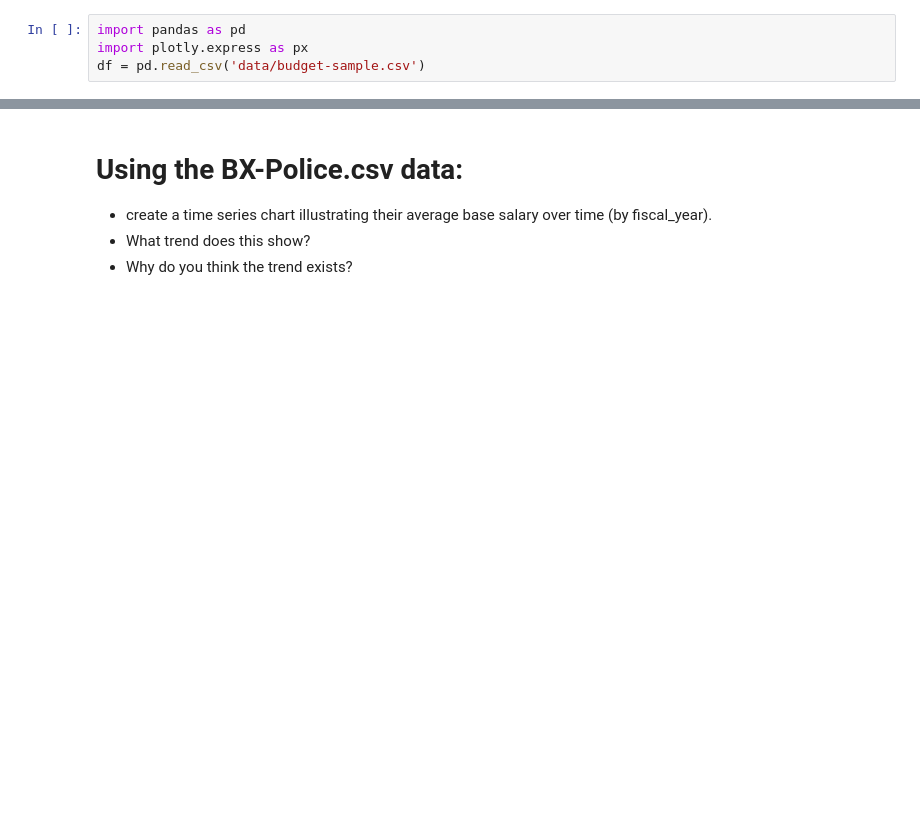
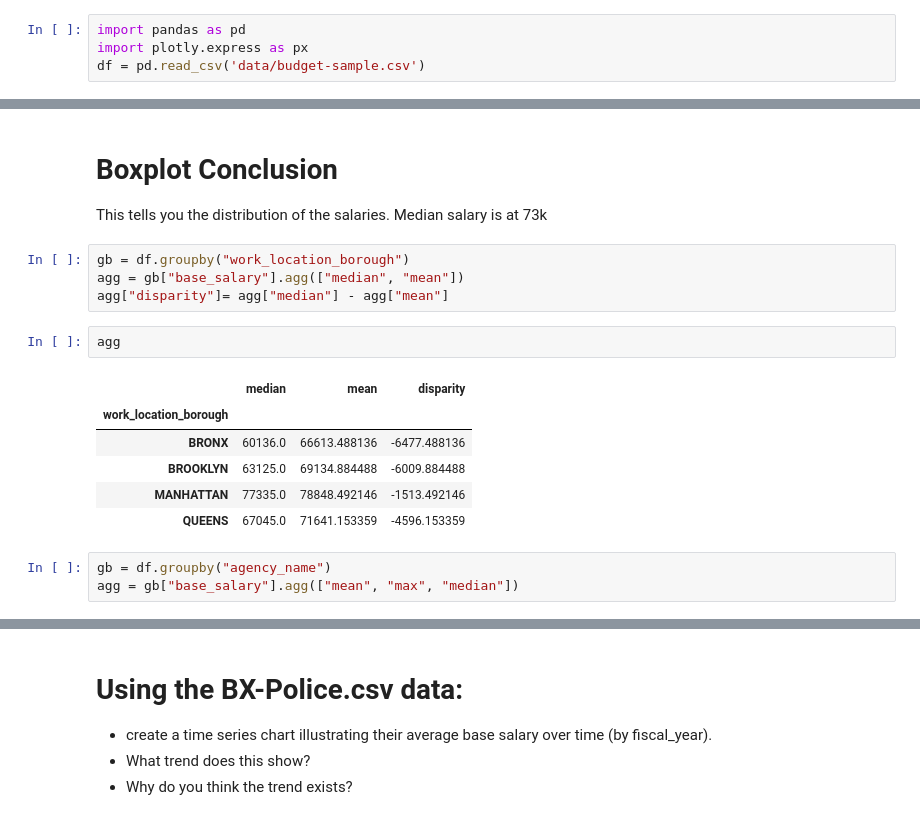
Before and after one commit to NeneWang/2022-fall-data-science, a Jupyter notebook: Week-08-Data-Visualization/Exercise.ipynb, the cells around one changed output, grey strips where cells are left out. Drawn from its saved outputs; the diff is of its cells as text; blank space fills up the shorter version.

```diff
--- a/Week-08-Data-Visualization/Exercise.ipynb
+++ b/Week-08-Data-Visualization/Exercise.ipynb
@@ -50,0 +56,19 @@ It tells you that that most of the salaries are from 50k to 100k, and that I am
+# %% [markdown]
+# Boxplot Conclusion
+This tells you the distribution of the salaries. Median salary is at 73k
+# %%
+gb = df.groupby("work_location_borough")
+agg = gb["base_salary"].agg(["median", "mean"])
+agg["disparity"]= agg["median"] - agg["mean"]
+# %%
+agg
+# %% [output]
+|  | median | mean | disparity |
+| work_location_borough |  |  |  |
+| BRONX | 60136.0 | 66613.488136 | -6477.488136 |
+| BROOKLYN | 63125.0 | 69134.884488 | -6009.884488 |
+| MANHATTAN | 77335.0 | 78848.492146 | -1513.492146 |
+| QUEENS | 67045.0 | 71641.153359 | -4596.153359 |
+# %%
+gb = df.groupby("agency_name")
+agg = gb["base_salary"].agg(["mean", "max", "median"])
```
Also changed, not shown: parts of 9 cells of this notebook.
